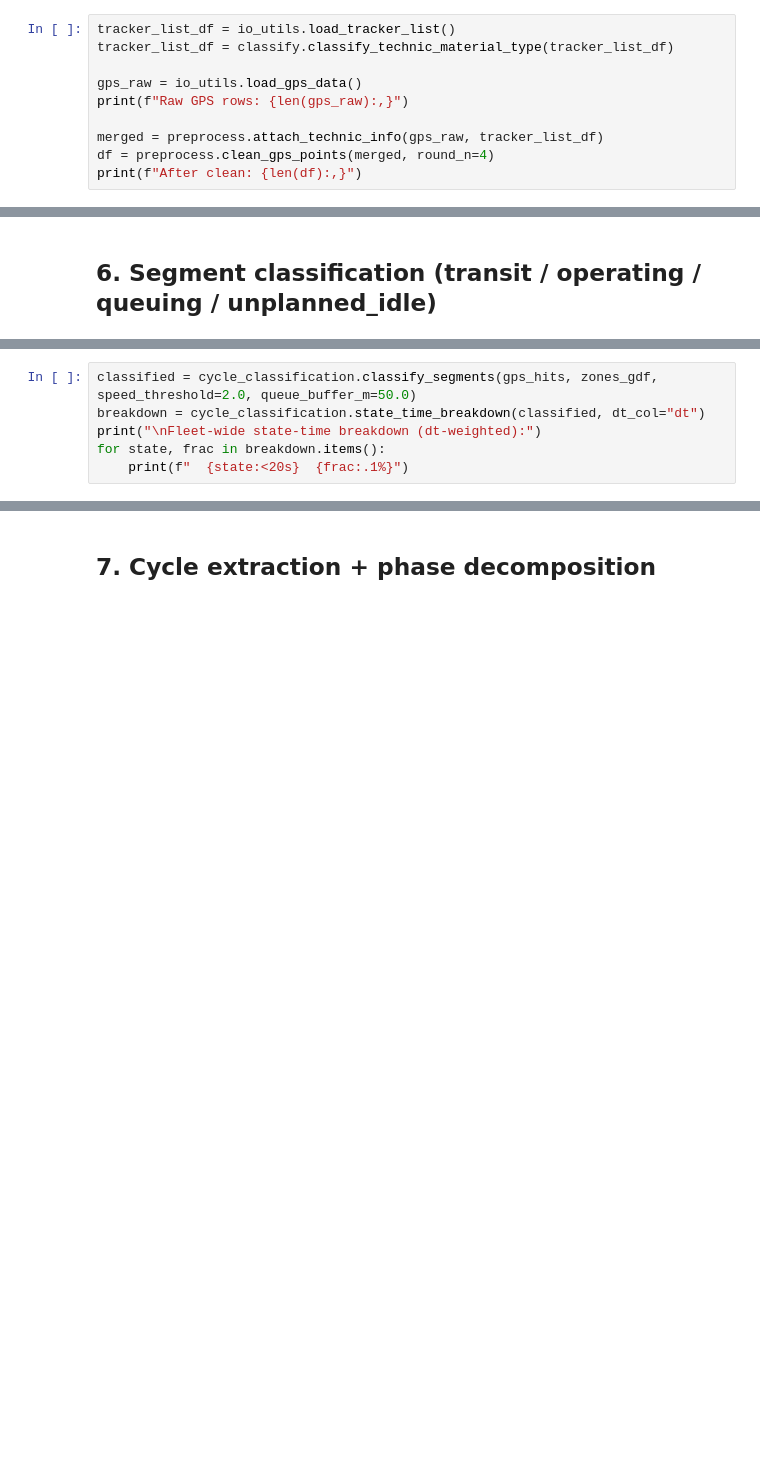
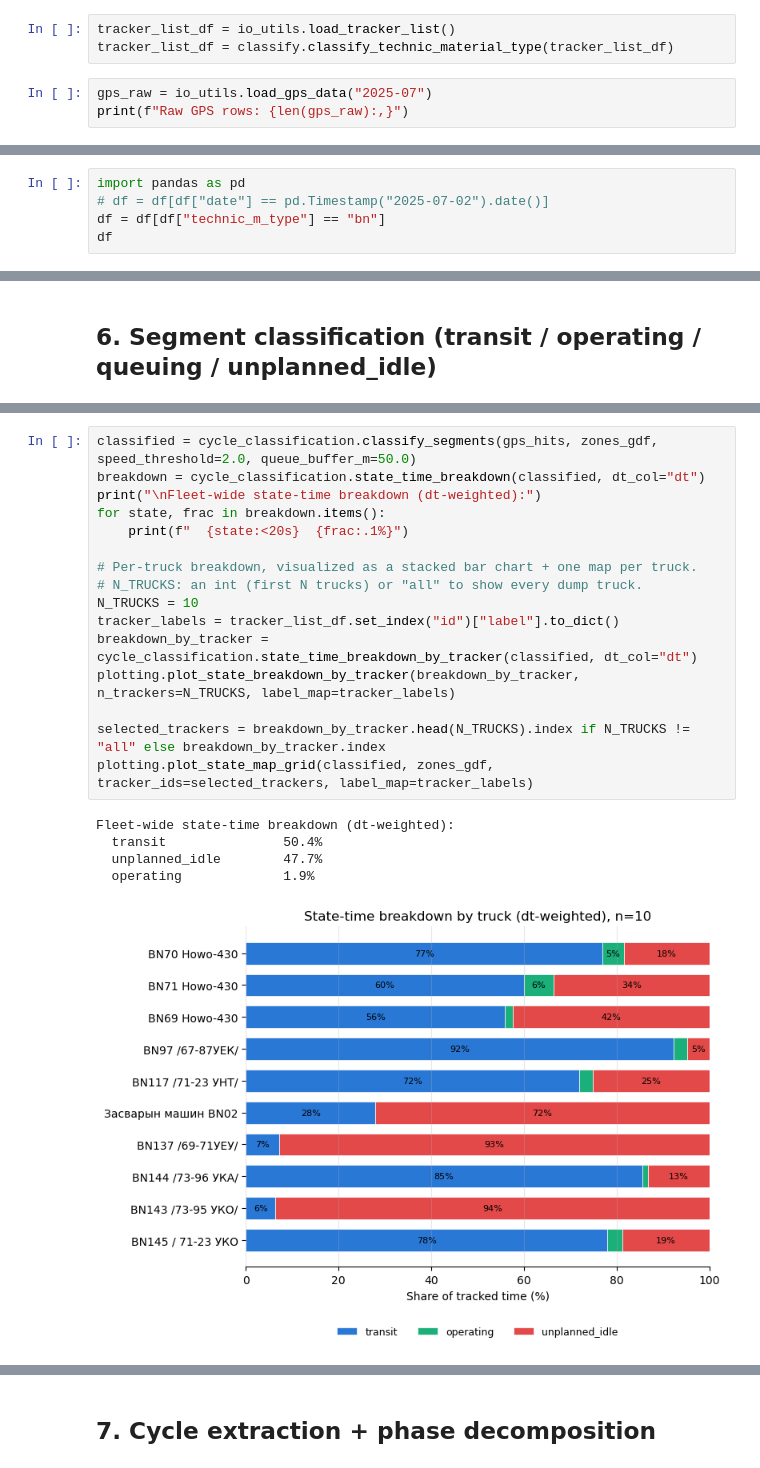
Before and after one commit to uranbileguka/GPS_project, a Jupyter notebook: notebooks/analysis/cycle_idle_analysis.ipynb, the cells around one changed output, grey strips where cells are left out. Cells and saved outputs as stored; diff of their text form; blank space fills up the shorter version.

```diff
--- a/notebooks/analysis/cycle_idle_analysis.ipynb
+++ b/notebooks/analysis/cycle_idle_analysis.ipynb
@@ -13,10 +38,6 @@ from gps_lib import io_utils, classify, preprocess, zones, stops, cycle_classifi
 # %%
 tracker_list_df = io_utils.load_tracker_list()
 tracker_list_df = classify.classify_technic_material_type(tracker_list_df)
-
-gps_raw = io_utils.load_gps_data()
-print(f"Raw GPS rows: {len(gps_raw):,}")
-
-merged = preprocess.attach_technic_info(gps_raw, tracker_list_df)
-df = preprocess.clean_gps_points(merged, round_n=4)
-print(f"After clean: {len(df):,}")
+# %%
+gps_raw = io_utils.load_gps_data("2025-07")
+print(f"Raw GPS rows: {len(gps_raw):,}")
@@ -22,0 +73,5 @@ print(f"After clean: {len(df):,}")
+# %%
+import pandas as pd
+# df = df[df["date"] == pd.Timestamp("2025-07-02").date()]
+df = df[df["technic_m_type"] == "bn"]
+df
@@ -59,6 +237,22 @@ gps_hits[["tracker_id","get_time","lat","lng","speed","zone_mat_hit","zone_load_
 # %%
 classified = cycle_classification.classify_segments(gps_hits, zones_gdf, speed_threshold=2.0, queue_buffer_m=50.0)
 breakdown = cycle_classification.state_time_breakdown(classified, dt_col="dt")
 print("\nFleet-wide state-time breakdown (dt-weighted):")
 for state, frac in breakdown.items():
     print(f"  {state:<20s}  {frac:.1%}")
+
+# Per-truck breakdown, visualized as a stacked bar chart + one map per truck.
+# N_TRUCKS: an int (first N trucks) or "all" to show every dump truck.
+N_TRUCKS = 10
+tracker_labels = tracker_list_df.set_index("id")["label"].to_dict()
+breakdown_by_tracker = cycle_classification.state_time_breakdown_by_tracker(classified, dt_col="dt")
+plotting.plot_state_breakdown_by_tracker(breakdown_by_tracker, n_trackers=N_TRUCKS, label_map=tracker_labels)
+
+selected_trackers = breakdown_by_tracker.head(N_TRUCKS).index if N_TRUCKS != "all" else breakdown_by_tracker.index
+plotting.plot_state_map_grid(classified, zones_gdf, tracker_ids=selected_trackers, label_map=tracker_labels)
+# %% [output]
+Fleet-wide state-time breakdown (dt-weighted):
+  transit               50.4%
+  unplanned_idle        47.7%
+  operating             1.9%
+[figure, added]
```
Also changed, not shown: parts of 46 cells of this notebook, 8 other files.
